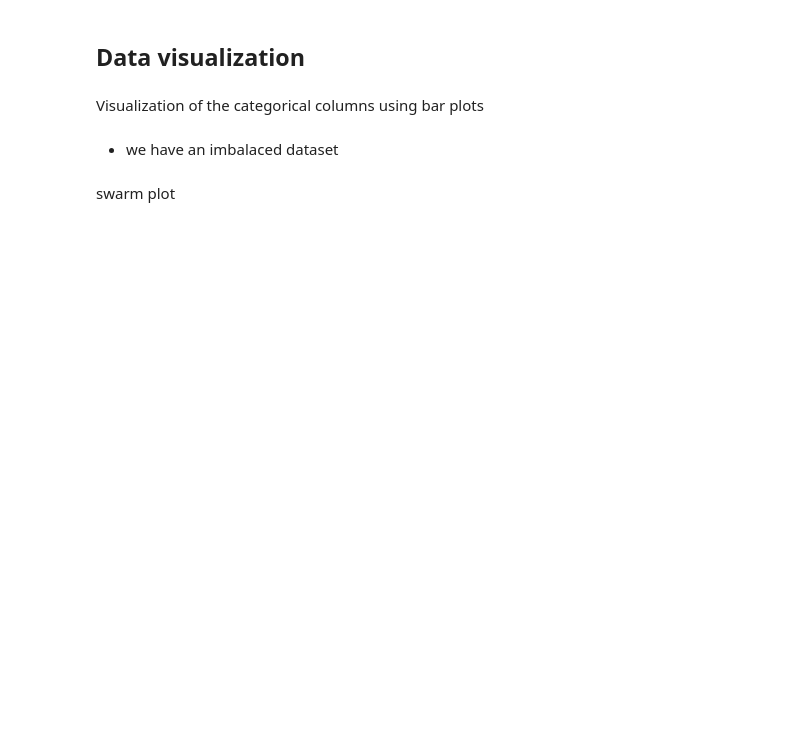
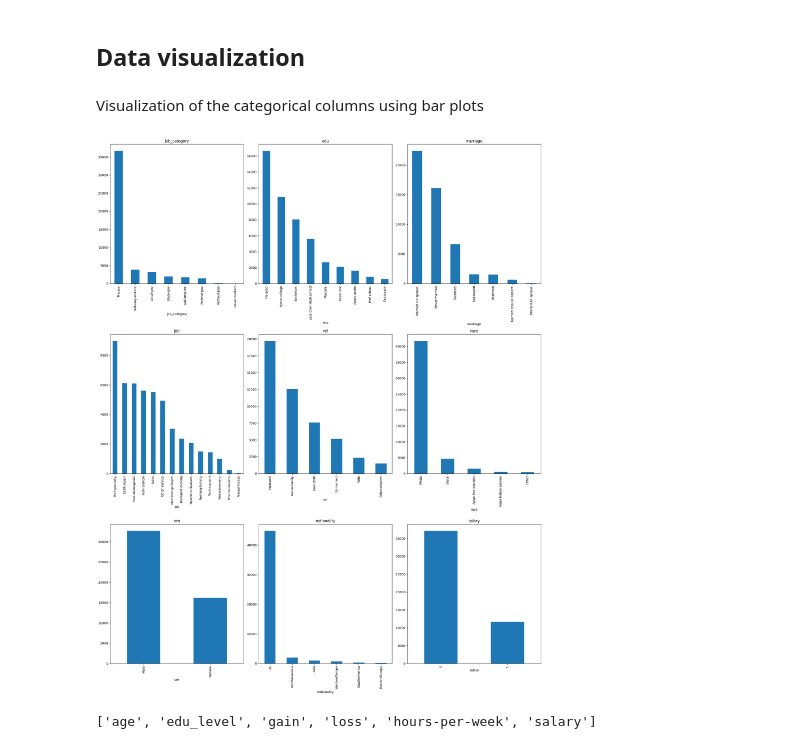
Before and after one commit to esNIMA/ML-projects, a Jupyter notebook: 5-Applied ML HW1/ML-HW1/Part-1.ipynb, the cells around one changed output. Cells and saved outputs as stored; diff of their text form; code cells hidden in the pictures; blank space fills up the shorter version.

```diff
--- a/5-Applied ML HW1/ML-HW1/Part-1.ipynb
+++ b/5-Applied ML HW1/ML-HW1/Part-1.ipynb
@@ -330,0 +324,9 @@ auc
+# %%
+new_df= df.dropna()
+# %%
+# Divide data into training and validation subsets
+X_train, X_valid, y_train, y_valid = train_test_split(new_df.drop(["salary"], axis=1), new_df["salary"], train_size=0.6, test_size=0.4,random_state=0)
+# Select categorical columns with relatively low cardinality (convenient but arbitrary)
+categorical_cols = [cname for cname in X_train.columns if X_train[cname].dtype in ["string",'object'] ]
+# Select numerical columns
+numerical_cols = [cname for cname in X_train.columns if X_train[cname].dtype in ['int64', 'float64']]
@@ -330,0 +382,12 @@ auc
+# %%
+import numpy as np
+
+# Replace 'None' values with NaN
+df.fillna(value=np.nan, inplace=True)
+
+# Create a SimpleImputer instance
+imputer = SimpleImputer(strategy='most_frequent')
+
+# Fit and transform your data with the imputer
+imputed_array = imputer.fit_transform(df)
+imputed_df = pd.DataFrame(imputed_array, columns=df.columns)
@@ -330,0 +434,4 @@ auc
+# %%
+for col in imputed_df.columns:
+    if col in numerical_cols:
+        imputed_df[col] = imputed_df[col].astype("float64")
@@ -335,31 +462,28 @@ Visualization of the categorical columns using bar plots
 # %%
 import matplotlib.pyplot as plt
 
 # Filter categorical columns
-categorical_columns = df.select_dtypes(include=['object', 'string'])
+categorical_columns = imputed_df.select_dtypes(include=['object', 'string'])
 
 # Calculate the number of rows and columns needed for subplots
 num_rows = 3
 num_cols = 3
 
 # Create subplots
 fig, axes = plt.subplots(num_rows, num_cols, figsize=(20, 25))
 
 # Flatten the axes array for easy iteration
 axes = axes.flatten()
 
 # Plot bar plots for each categorical column
 for i, col in enumerate(categorical_columns):
-    df[col].value_counts().plot(kind="bar", ax=axes[i])
+    imputed_df[col].value_counts().plot(kind="bar", ax=axes[i])
     axes[i].set_title(col)
 
 # Adjust layout to prevent overlap
 plt.tight_layout()
 
 # Show the plot
 plt.show()
+# %% [output]
+[figure, added]
-# %% [markdown]
-
-- we have an imbalaced dataset
-# %% [markdown]
-swarm plot
@@ -373,0 +495,4 @@ swarm plot
+# %%
+numerical_cols
+# %% [output]
+['age', 'edu_level', 'gain', 'loss', 'hours-per-week', 'salary']
```
Also changed, not shown: parts of 33 cells of this notebook.
